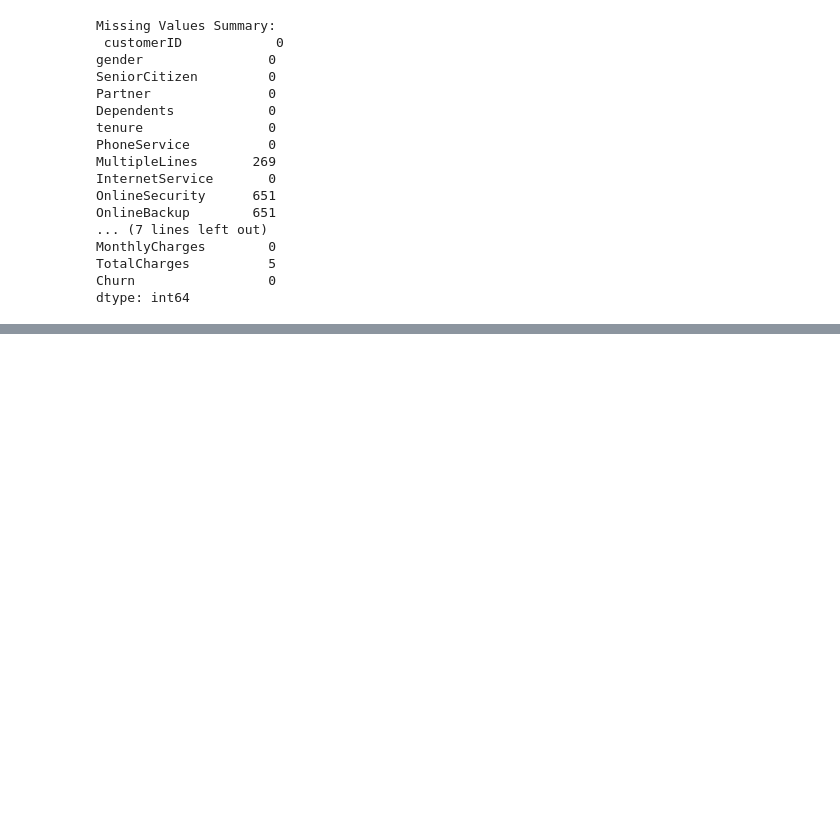
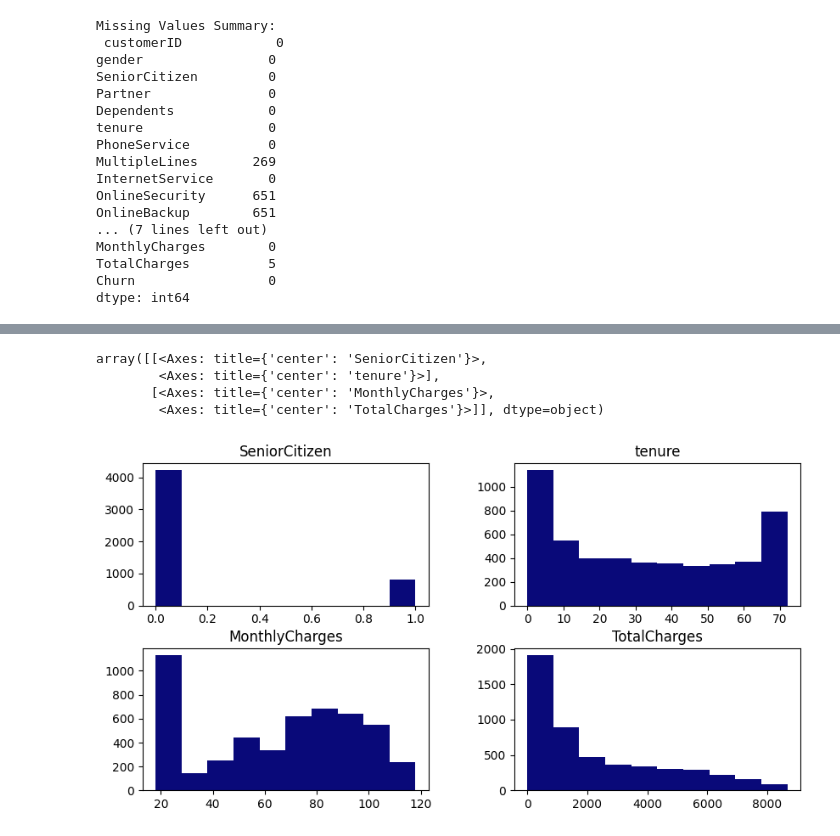
Before and after one commit to GeGe-K/Customer-Churn-Prediction, a Jupyter notebook: churn.ipynb, the cells around one changed output, grey strips where cells are left out. Saved outputs shown, nothing was run; the diff lists cells and outputs as text; code cells hidden in the pictures; blank space fills up the shorter version.

```diff
--- a/churn.ipynb
+++ b/churn.ipynb
@@ -369,0 +432,15 @@ dtype: int64
+# %%
+# Convert monthlycharges and totalcharges column datatype to int
+df = pd.DataFrame(clean_train_data)
+
+# Fill NaN values with 0
+df['TotalCharges'].fillna(0, inplace=True)
+
+# Convert columns from float to int
+df['MonthlyCharges'] = df['MonthlyCharges'].astype(int)
+df['TotalCharges'] = df['TotalCharges'].astype(int)
+
+
+# Display the DataFrame after conversion
+print('\nDataFrame after converting float to int')
+clean_train_data = df
@@ -369,0 +449,7 @@ dtype: int64
+# %%
+# Drop the 'customerID' column
+clean_training_data = clean_train_data.drop('customerID', axis=1)
+
+# Display the DataFrame
+print("\nDataFrame after dropping the 'customerID' column:")
+print(clean_training_data.head())
@@ -369,0 +503,9 @@ dtype: int64
+# %%
+# Numerical column visual representation using histogram
+clean_training_data.hist(figsize=(10,5), grid=False, color='#090979')
+# %% [output]
+array([[<Axes: title={'center': 'SeniorCitizen'}>,
+        <Axes: title={'center': 'tenure'}>],
+       [<Axes: title={'center': 'MonthlyCharges'}>,
+        <Axes: title={'center': 'TotalCharges'}>]], dtype=object)
+[figure, added]
```
Also changed, not shown: parts of 9 cells of this notebook.
